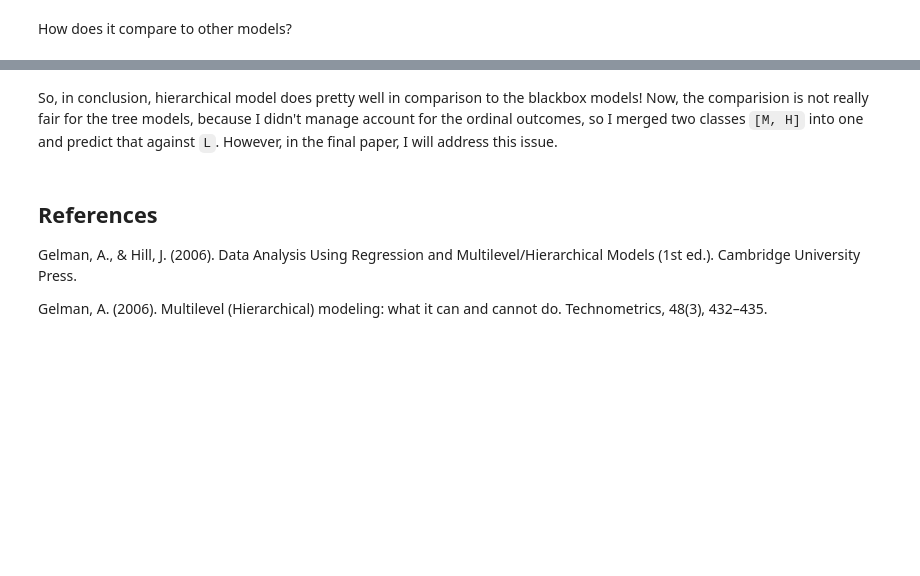
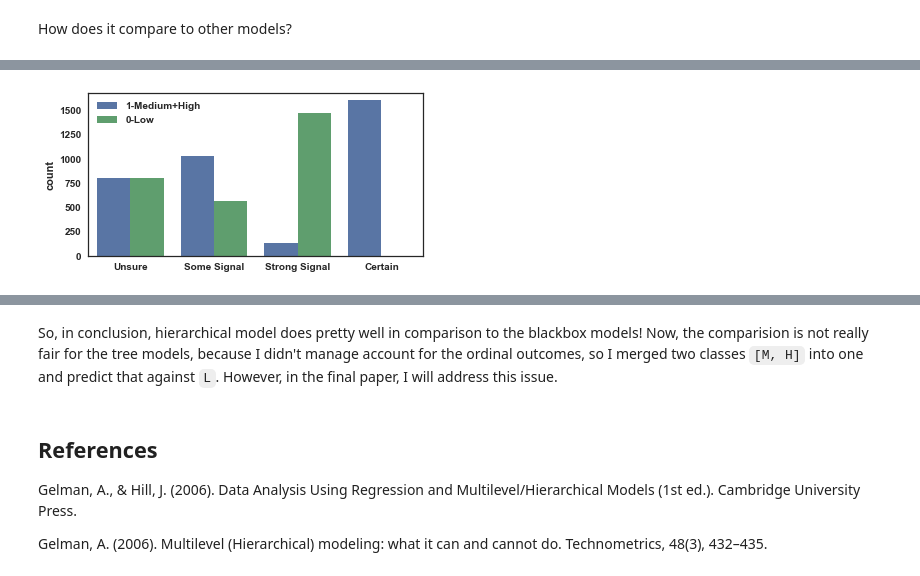
Before and after one commit to nguyentu1602/et_submissions, a Jupyter notebook: final/notebook/Final Models - 2 models Topic x country.ipynb, the cells around one changed output, grey strips where cells are left out. Cells and saved outputs as stored; diff of their text form; code cells hidden in the pictures; blank space fills up the shorter version.

```diff
--- a/final/notebook/Final Models - 2 models Topic vs country.ipynb
+++ b/final/notebook/Final Models - 2 models Topic x country.ipynb
@@ -545,0 +617,23 @@ print(table)
+# %%
+wide_form = np.array(ylm_pred_arr[:,[94, 0, 7, 50]], dtype=np.int)
+rr, cc = wide_form.shape
+long_form_arr = np.transpose(wide_form).flatten()
+
+map = {0: '0-Low', 1: '1-Medium+High'}
+long_form_arr = [map[i] for i in long_form_arr]
+
+category = ['Unsure']*rr + ['Some Signal']*rr + ['Strong Signal']*rr + ['Certain']*rr
+
+
+
+plt.clf(); ax = plt.subplot(111); fig = plt.gcf()
+fig.set_size_inches(6, 3, forward=True)
+
+sns.countplot(x=category, hue=long_form_arr)
+
+plot.set(xlabel='Prediction confidence', ylabel='count',
+         title='Prediction inference - 4 cases')
+
+plt.savefig(out_dir + 'prediction_ci.png', dpi=600, bbox_inches='tight')
+# %% [output]
+[figure, added]
```
Also changed, not shown: parts of 15 cells of this notebook, 1 other file.
